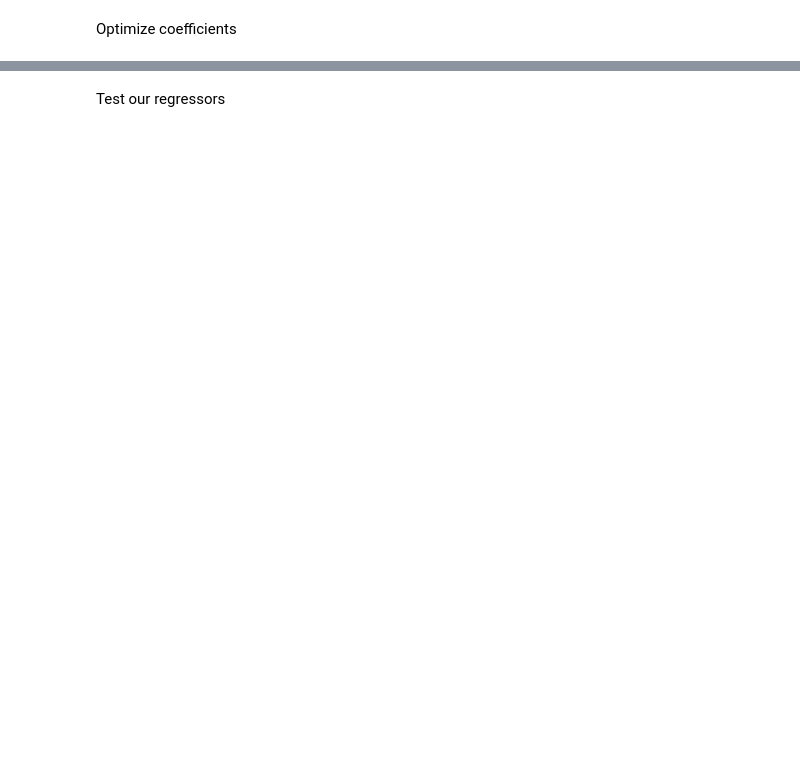
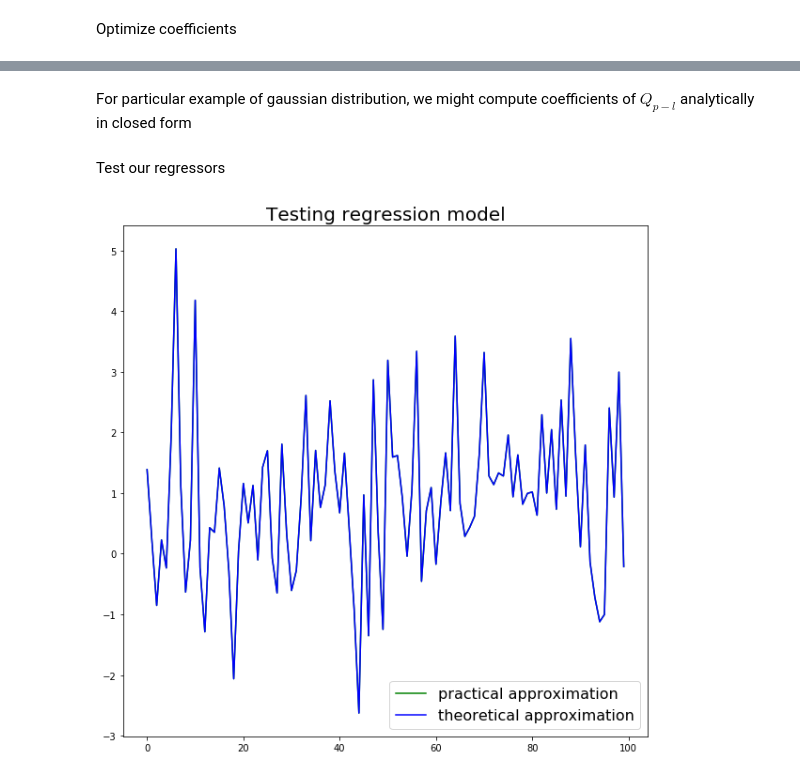
Before and after one commit to svsamsonov/VR-MCMC, a Jupyter notebook: Code/Regressors_Q_diff.ipynb, the cells around one changed output, grey strips where cells are left out. Drawn from its saved outputs; the diff is of its cells as text; code cells hidden in the pictures; blank space fills up the shorter version.

```diff
--- a/Code/Regressors_Q_diff.ipynb
+++ b/Code/Regressors_Q_diff.ipynb
@@ -36,13 +39,13 @@ Approximation results: use $Q_{l-p}$ to approximate family of $Q_{l,p}$ relying
 # %%
 #generate samples from mixture of normals
 N_burn = 10000
-N_train = 10000
-gamma = 0.2
+N_train = 2000
+gamma = 1.0
 N_traj_train = 1
 X_train = np.zeros((N_traj_train,N_train),dtype = float)
 
 for j in range(N_traj_train):
-    np.random.seed(42+j)
+    np.random.seed(142+j)
     x0 = np.random.randn()
     x_cur = x0
     #burn-in
@@ -59,15 +64,18 @@ print(np.mean(X_train[0,:]))
 Optimize coefficients
 # %%
 #degree
-max_deg = 2
+max_deg = 1
 #lag order
 lag = 10
 #polynomial coefficients
 coefs_poly = np.zeros((lag,max_deg+1),dtype = float)
 
 for i in range(lag):
-    y = set_func(X_train[0,(i+1):])
-    x = X_train[0,:-(i+1)]
+    y = set_func(X_train[0,i:])
+    if i == 0:
+        x = X_train[0,:]
+    else:
+        x = X_train[0,:-i]
     res = P.polynomial.polyfit(x,y,max_deg)
     coefs_poly[i,:] = res
 # %%
@@ -75,14 +85,30 @@ print(coefs_poly[0,:])
+# %% [markdown]
+For particular example of gaussian distribution, we might compute coefficients of $Q_{p-l}$ analytically in closed form
+# %%
+coefs_poly_theor = np.zeros_like(coefs_poly)
+for i in range(lag):
+    if i == 0:
+        coefs_poly_theor[i,0] = 0.0
+        coefs_poly_theor[i,1] = 1.0
+    else:
+        coefs_poly_theor[i,0] = a - a*(1-gamma/sigma**2)**(i)
+        coefs_poly_theor[i,1] = (1-gamma/sigma**2)**(i)
+# %%
+coefs_poly = coefs_poly_theor
 # %% [markdown]
 Test our regressors
 # %%
-cur_lag = 5
+cur_lag = 0
 N_pts = 100
 plt.figure(figsize=(10, 10))
 plt.title("Testing regression model",fontsize=20)
-plt.plot(X_train[0,cur_lag:N_pts],color='r',label='true function')
-plt.plot(P.polynomial.polyval(X_train[0,:N_pts-cur_lag],coefs_poly[cur_lag-1,:]),color='g',label = 'approximation')
+#plt.plot(X_train[0,cur_lag:N_pts],color='r',label='true function')
+plt.plot(P.polynomial.polyval(X_train[0,:N_pts-cur_lag],coefs_poly[cur_lag,:]),color='g',label = 'practical approximation')
+plt.plot(P.polynomial.polyval(X_train[0,:N_pts-cur_lag],coefs_poly_theor[cur_lag,:]),color='b',label = 'theoretical approximation')
 plt.legend(loc = 'lower right',fontsize = 16)
 plt.show()
+# %% [output]
+[figure, added]
 # %%
 sp.special.factorial2(21, exact=False)
 moments_stand_norm = np.zeros(2*max_deg+1,dtype = float)
```
Also changed, not shown: parts of 10 cells of this notebook, 1 other file.
